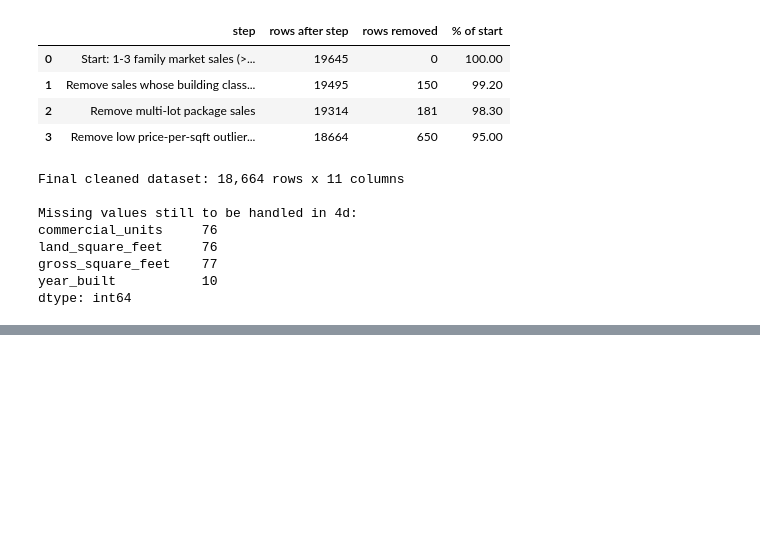
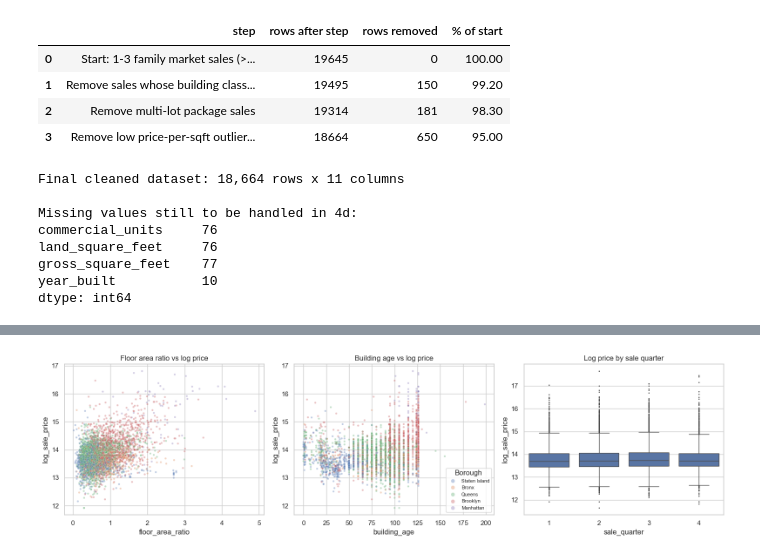
Before and after one commit to nodirbeksolijonov/MLDA-CW1-NYC-Property-Sales, a Jupyter notebook: notebooks/MLDA_CW1_NYC_Property_Sales.ipynb, the cells around one changed output, grey strips where cells are left out. Drawn from its saved outputs; the diff is of its cells as text; code cells hidden in the pictures; blank space fills up the shorter version.

Commit message:
Data preparation 4b: engineer building age, log sizes, floor area ratio, commercial flag and sale quarter; define final feature set
Co-Authored-By: Claude Opus 5.5 <noreply@anthropic.com>

```diff
--- a/notebooks/MLDA_CW1_NYC_Property_Sales.ipynb
+++ b/notebooks/MLDA_CW1_NYC_Property_Sales.ipynb
@@ -979,0 +992,26 @@ dtype: int64
+# %%
+df_feat = df_clean.copy()
+
+# Age of the building when it was sold (clip at 0 in case a home was sold in the year it was finished)
+df_feat["building_age"] = (df_feat["sale_date"].dt.year - df_feat["year_built"]).clip(lower=0)
+
+# Log of the sizes (the sizes are all > 0 after 4a, so a plain log is safe; NaN stays NaN)
+df_feat["log_gross_sqft"] = np.log(df_feat["gross_square_feet"])
+df_feat["log_land_sqft"]  = np.log(df_feat["land_square_feet"])
+
+# Building intensity: floor area relative to plot area
+df_feat["floor_area_ratio"] = df_feat["gross_square_feet"] / df_feat["land_square_feet"]
+
+# Simple yes/no flag instead of a column that is almost always 0
+# (NaN is kept as NaN so that it is imputed in 4d like every other missing value)
+df_feat["has_commercial"] = (df_feat["commercial_units"] > 0).astype(float)
+df_feat.loc[df_feat["commercial_units"].isna(), "has_commercial"] = np.nan
+
+# Seasonality
+df_feat["sale_quarter"] = df_feat["sale_date"].dt.quarter
+
+# Target on the log scale
+df_feat["log_sale_price"] = np.log(df_feat["sale_price"])
+
+df_feat[["building_age", "log_gross_sqft", "log_land_sqft", "floor_area_ratio",
+         "has_commercial", "sale_quarter", "log_sale_price"]].describe().T
@@ -979,0 +1047,21 @@ dtype: int64
+# %%
+fig, axes = plt.subplots(1, 3, figsize=(16, 4.5))
+sample = df_feat.sample(5_000, random_state=RANDOM_STATE)
+boroughs = ["Staten Island", "Bronx", "Queens", "Brooklyn", "Manhattan"]   # same colours in both plots
+
+sns.scatterplot(data=sample, x="floor_area_ratio", y="log_sale_price", hue="borough_name", hue_order=boroughs,
+                alpha=0.35, s=10, ax=axes[0], legend=False)
+axes[0].set_title("Floor area ratio vs log price")
+
+sns.scatterplot(data=sample, x="building_age", y="log_sale_price", hue="borough_name", hue_order=boroughs,
+                alpha=0.35, s=10, ax=axes[1])
+axes[1].set_title("Building age vs log price")
+axes[1].legend(title="Borough", markerscale=2, fontsize=8)
+
+sns.boxplot(data=df_feat, x="sale_quarter", y="log_sale_price", ax=axes[2], fliersize=1)
+axes[2].set_title("Log price by sale quarter")
+
+plt.tight_layout()
+plt.show()
+# %% [output]
+[figure, added]
```
Also changed, not shown: parts of 10 cells of this notebook.
